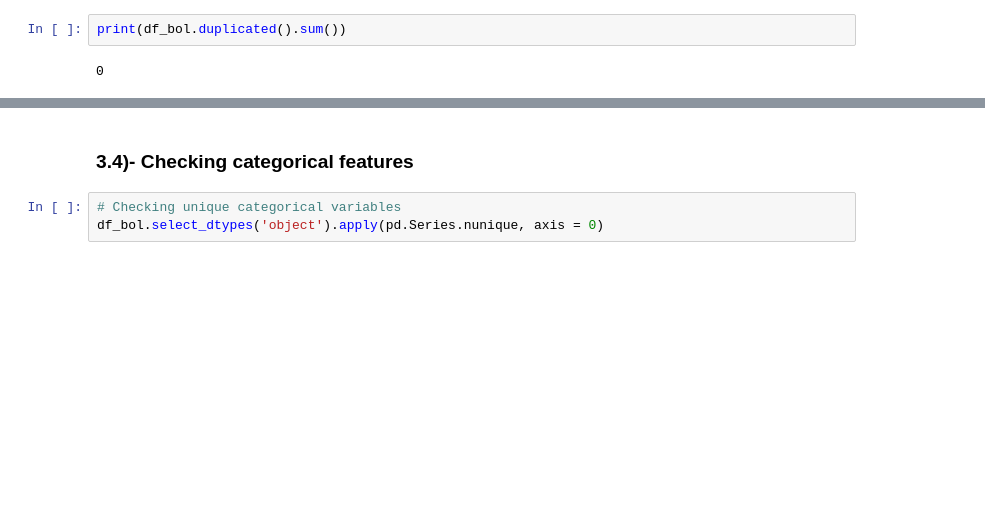
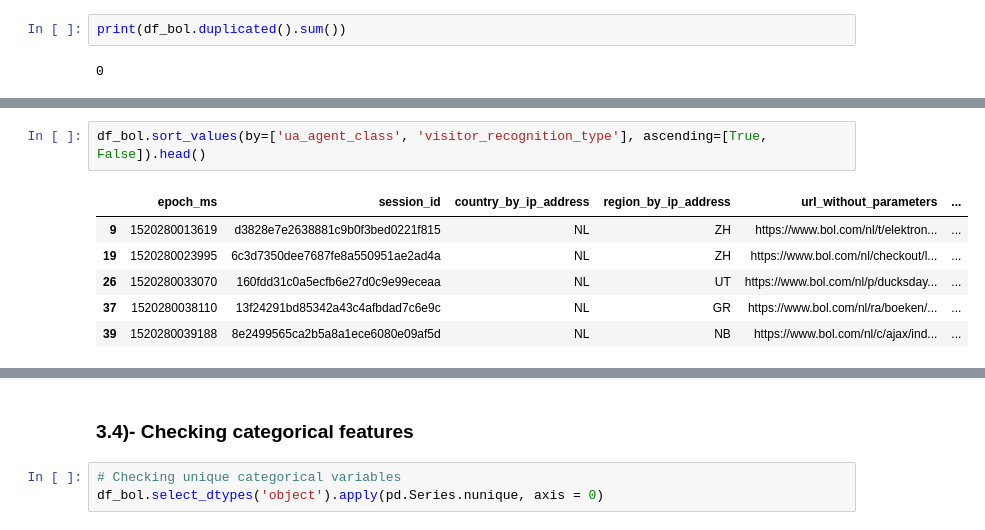
Before and after one commit to HassanSherwani/Bot_or_Not, a Jupyter notebook: EDA.ipynb, the cells around one changed output, grey strips where cells are left out. Saved outputs shown, nothing was run; the diff lists cells and outputs as text; blank space fills up the shorter version.

```diff
--- a/EDA.ipynb
+++ b/EDA.ipynb
@@ -190,0 +202,9 @@ print(df_bol.duplicated().sum())
+# %%
+df_bol.sort_values(by=['ua_agent_class', 'visitor_recognition_type'], ascending=[True, False]).head()
+# %% [output]
+|  | epoch_ms | session_id | country_by_ip_address | region_by_ip_address | url_without_parameters | ... |
+| 9 | 1520280013619 | d3828e7e2638881c9b0f3bed0221f815 | NL | ZH | https://www.bol.com/nl/t/elektron... | ... |
+| 19 | 1520280023995 | 6c3d7350dee7687fe8a550951ae2ad4a | NL | ZH | https://www.bol.com/nl/checkout/l... | ... |
+| 26 | 1520280033070 | 160fdd31c0a5ecfb6e27d0c9e99eceaa | NL | UT | https://www.bol.com/nl/p/ducksday... | ... |
+| 37 | 1520280038110 | 13f24291bd85342a43c4afbdad7c6e9c | NL | GR | https://www.bol.com/nl/ra/boeken/... | ... |
+| 39 | 1520280039188 | 8e2499565ca2b5a8a1ece6080e09af5d | NL | NB | https://www.bol.com/nl/c/ajax/ind... | ... |
```
Also changed, not shown: parts of 12 cells of this notebook.
